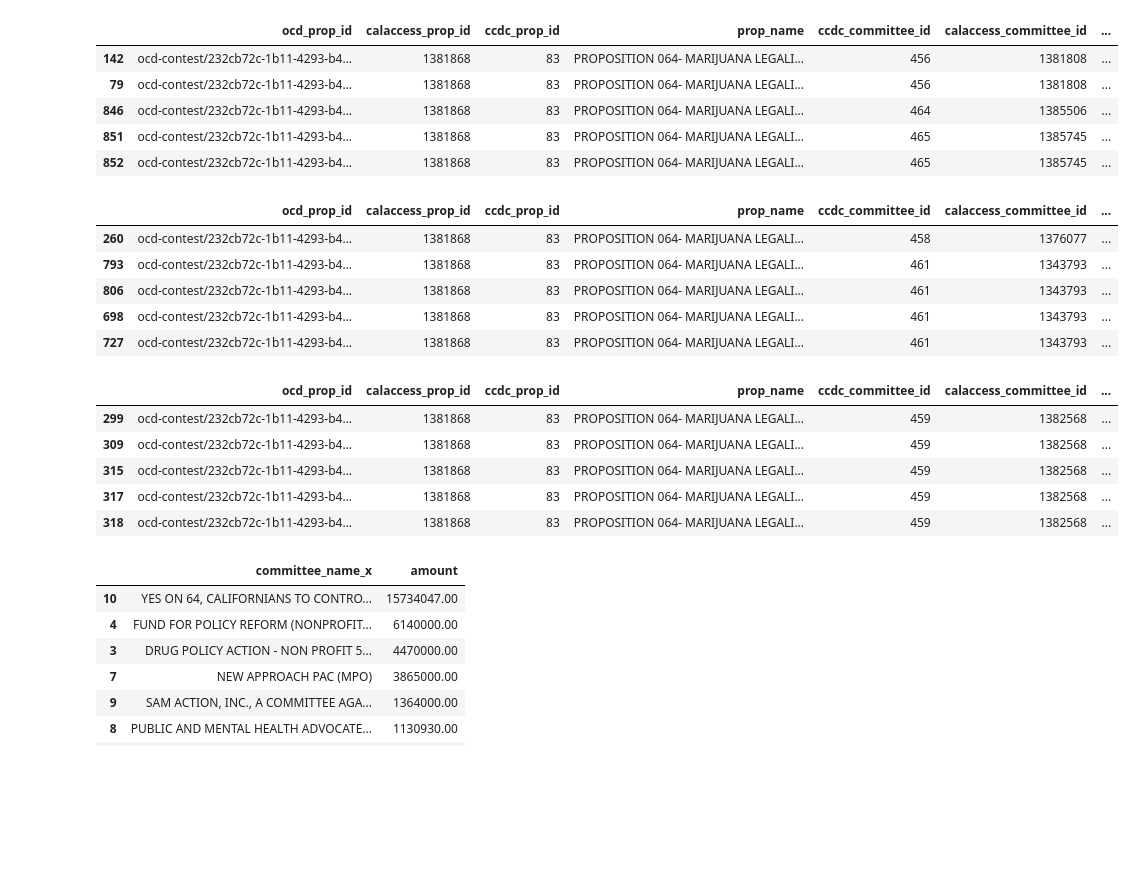
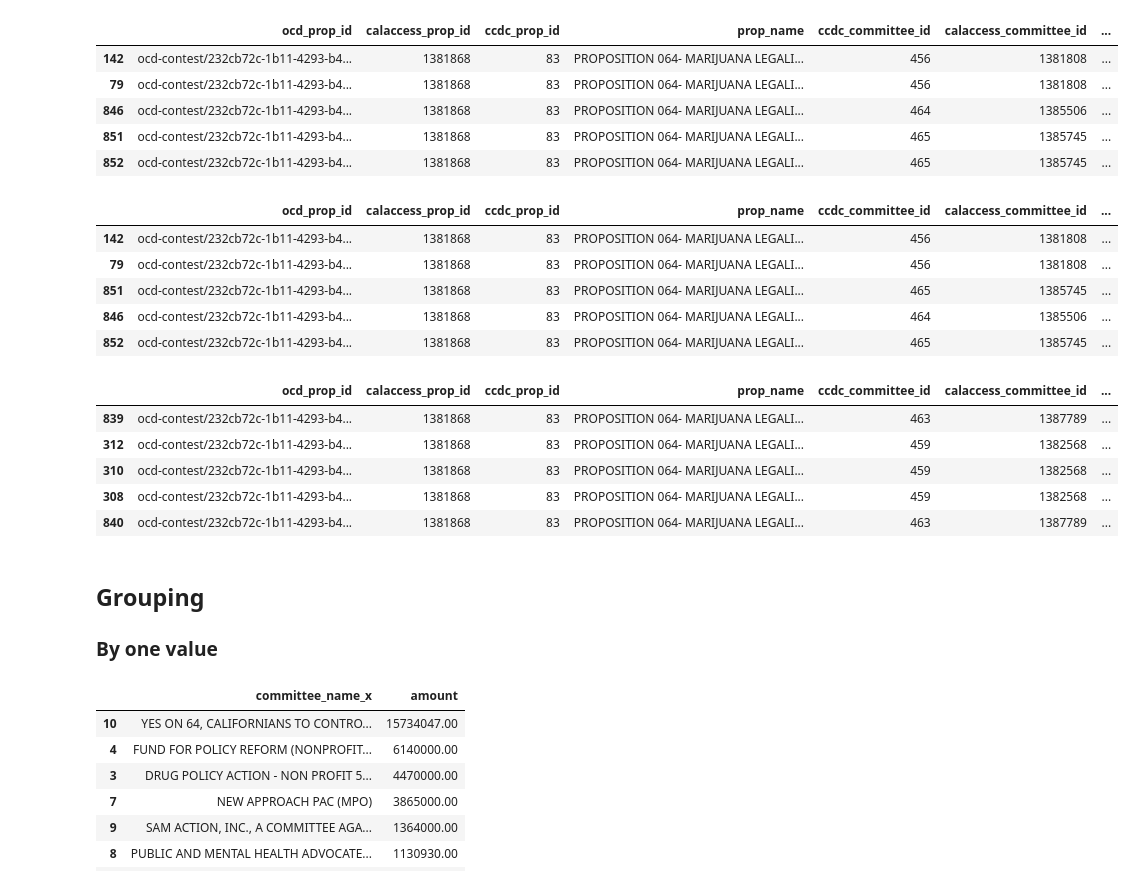
Before and after one commit to gapper100/first-python-notebook, a Jupyter notebook: hello_data.ipynb, the cells around one changed output. Drawn from its saved outputs; the diff is of its cells as text; code cells hidden in the pictures; blank space fills up the shorter version.

```diff
--- a/hello_data.ipynb
+++ b/hello_data.ipynb
@@ -243,23 +266,26 @@ merged.sort_values("amount", ascending=False).head()
 | 851 | ocd-contest/232cb72c-1b11-4293-b4... | 1381868 | 83 | PROPOSITION 064- MARIJUANA LEGALI... | 465 | 1385745 | ... |
 | 852 | ocd-contest/232cb72c-1b11-4293-b4... | 1381868 | 83 | PROPOSITION 064- MARIJUANA LEGALI... | 465 | 1385745 | ... |
 # %%
-support.sort_values("amount", ascending="False").head()
+support.sort_values("amount", ascending=False).head()
 # %% [output]
 |  | ocd_prop_id | calaccess_prop_id | ccdc_prop_id | prop_name | ccdc_committee_id | calaccess_committee_id | ... |
-| 260 | ocd-contest/232cb72c-1b11-4293-b4... | 1381868 | 83 | PROPOSITION 064- MARIJUANA LEGALI... | 458 | 1376077 | ... |
-| 793 | ocd-contest/232cb72c-1b11-4293-b4... | 1381868 | 83 | PROPOSITION 064- MARIJUANA LEGALI... | 461 | 1343793 | ... |
-| 806 | ocd-contest/232cb72c-1b11-4293-b4... | 1381868 | 83 | PROPOSITION 064- MARIJUANA LEGALI... | 461 | 1343793 | ... |
-| 698 | ocd-contest/232cb72c-1b11-4293-b4... | 1381868 | 83 | PROPOSITION 064- MARIJUANA LEGALI... | 461 | 1343793 | ... |
-| 727 | ocd-contest/232cb72c-1b11-4293-b4... | 1381868 | 83 | PROPOSITION 064- MARIJUANA LEGALI... | 461 | 1343793 | ... |
+| 142 | ocd-contest/232cb72c-1b11-4293-b4... | 1381868 | 83 | PROPOSITION 064- MARIJUANA LEGALI... | 456 | 1381808 | ... |
+| 79 | ocd-contest/232cb72c-1b11-4293-b4... | 1381868 | 83 | PROPOSITION 064- MARIJUANA LEGALI... | 456 | 1381808 | ... |
+| 851 | ocd-contest/232cb72c-1b11-4293-b4... | 1381868 | 83 | PROPOSITION 064- MARIJUANA LEGALI... | 465 | 1385745 | ... |
+| 846 | ocd-contest/232cb72c-1b11-4293-b4... | 1381868 | 83 | PROPOSITION 064- MARIJUANA LEGALI... | 464 | 1385506 | ... |
+| 852 | ocd-contest/232cb72c-1b11-4293-b4... | 1381868 | 83 | PROPOSITION 064- MARIJUANA LEGALI... | 465 | 1385745 | ... |
 # %%
-oppose.sort_values("amount", ascending="False").head()
+oppose.sort_values("amount", ascending=False).head()
 # %% [output]
 |  | ocd_prop_id | calaccess_prop_id | ccdc_prop_id | prop_name | ccdc_committee_id | calaccess_committee_id | ... |
-| 299 | ocd-contest/232cb72c-1b11-4293-b4... | 1381868 | 83 | PROPOSITION 064- MARIJUANA LEGALI... | 459 | 1382568 | ... |
-| 309 | ocd-contest/232cb72c-1b11-4293-b4... | 1381868 | 83 | PROPOSITION 064- MARIJUANA LEGALI... | 459 | 1382568 | ... |
-| 315 | ocd-contest/232cb72c-1b11-4293-b4... | 1381868 | 83 | PROPOSITION 064- MARIJUANA LEGALI... | 459 | 1382568 | ... |
-| 317 | ocd-contest/232cb72c-1b11-4293-b4... | 1381868 | 83 | PROPOSITION 064- MARIJUANA LEGALI... | 459 | 1382568 | ... |
-| 318 | ocd-contest/232cb72c-1b11-4293-b4... | 1381868 | 83 | PROPOSITION 064- MARIJUANA LEGALI... | 459 | 1382568 | ... |
+| 839 | ocd-contest/232cb72c-1b11-4293-b4... | 1381868 | 83 | PROPOSITION 064- MARIJUANA LEGALI... | 463 | 1387789 | ... |
+| 312 | ocd-contest/232cb72c-1b11-4293-b4... | 1381868 | 83 | PROPOSITION 064- MARIJUANA LEGALI... | 459 | 1382568 | ... |
+| 310 | ocd-contest/232cb72c-1b11-4293-b4... | 1381868 | 83 | PROPOSITION 064- MARIJUANA LEGALI... | 459 | 1382568 | ... |
+| 308 | ocd-contest/232cb72c-1b11-4293-b4... | 1381868 | 83 | PROPOSITION 064- MARIJUANA LEGALI... | 459 | 1382568 | ... |
+| 840 | ocd-contest/232cb72c-1b11-4293-b4... | 1381868 | 83 | PROPOSITION 064- MARIJUANA LEGALI... | 463 | 1387789 | ... |
+# %% [markdown]
+## Grouping
+### By one value
 # %%
 merged.groupby("committee_name_x").amount.sum().reset_index().sort_values("amount", ascending=False)
 # %% [output]
```
Also changed, not shown: parts of 18 cells of this notebook.
